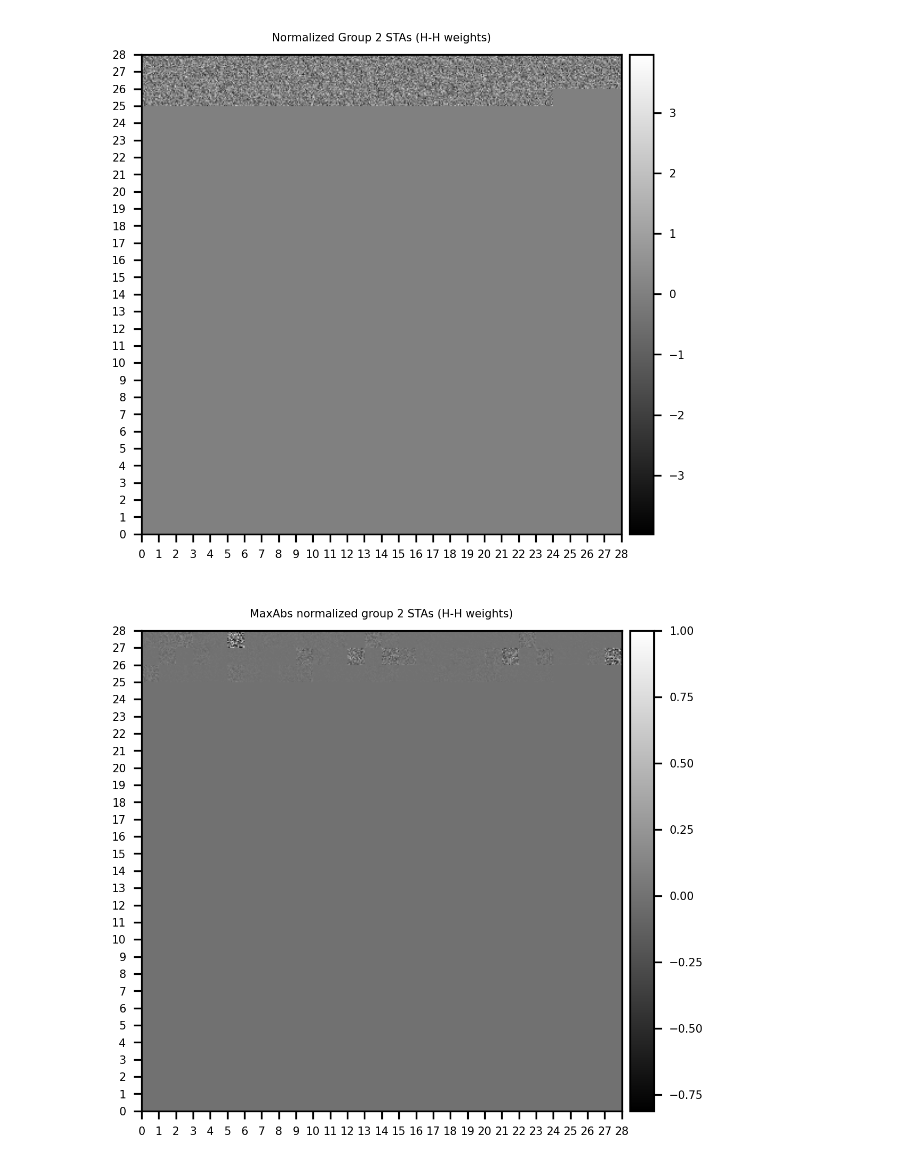
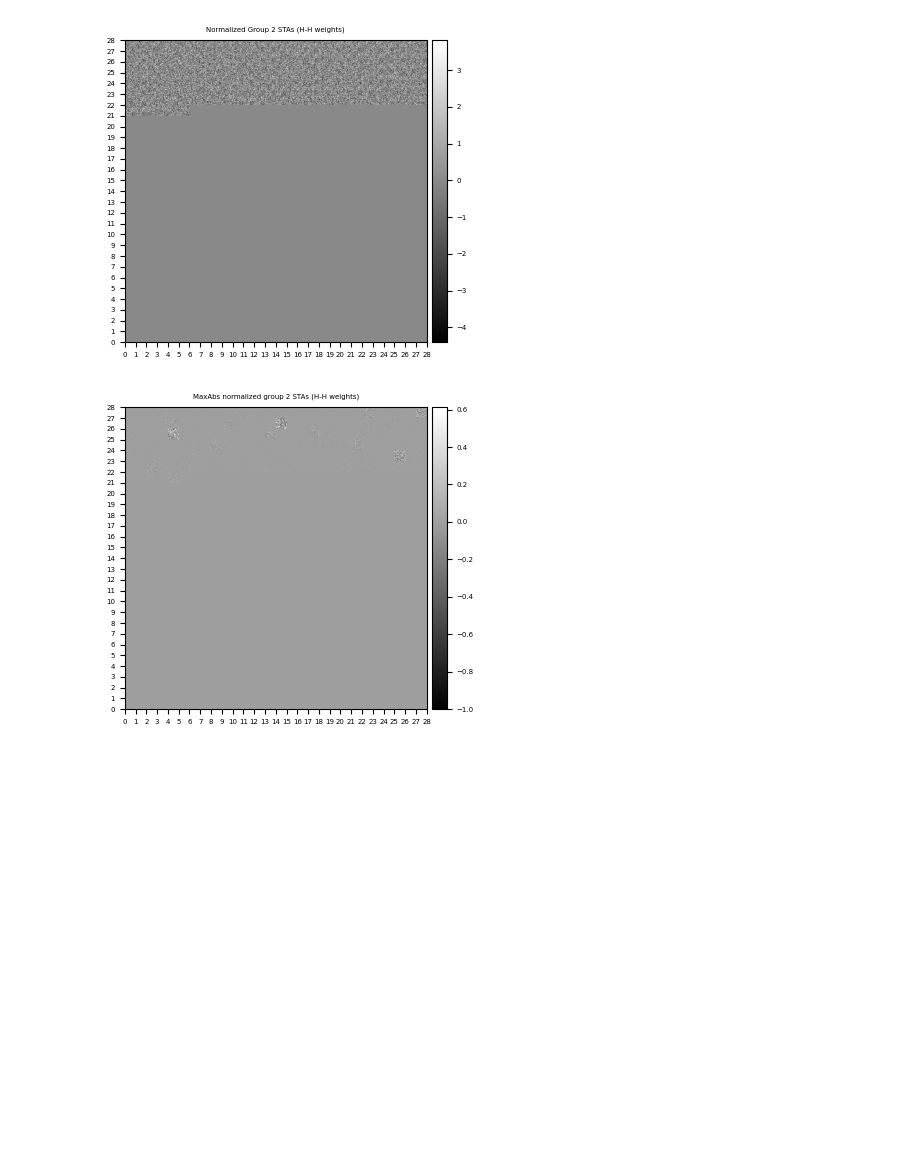
Before and after one commit to sebbkw/rnn, a Jupyter notebook: analyse_network.ipynb, the cells around one changed output. Saved outputs shown, nothing was run; the diff lists cells and outputs as text; code cells hidden in the pictures; blank space fills up the shorter version.

```diff
--- a/analyse_network.ipynb
+++ b/analyse_network.ipynb
@@ -27,10 +27,10 @@ HIDDEN_UNITS = 1600
 FRAME_SIZE = 15
 WARMUP = 4
 MODE = 'hierarchical'
-T_STEPS = 30
+T_STEPS = 20
 
 PATHS = [
-    './models/hierarchical-15framesize-20tsteps-4warmup-2000epochs-1600units-0.001lr-0.25gradclip-1e-06L1/0.5beta'
+    'hierarchical-233450examples-15framesize-45tsteps-4warmup-2000epochs-1600units-0.0001lr-0.25gradclip-1e-06L1/0.5beta'
 ]
 PATH = PATHS[0]
 
@@ -44,7 +44,7 @@ model = network.RecurrentTemporalPrediction.load(
     frame_size = FRAME_SIZE,
     warmup = WARMUP,
     mode = MODE,
-    path = PATH + '.pt'
+    path = './models/' + PATH + '.pt'
 )
 
 # Load dataset
@@ -54,7 +54,7 @@ if False:
     print("Training dataset length:", len(train_dataset))
 
 # Plot loss history
-with open(PATH + '.pickle', 'rb') as p:
+with open('./models/' + PATH + '.pickle', 'rb') as p:
     loss_history = pickle.load(p)
 
 plt.loglog(loss_history);
@@ -788,7 +858,7 @@ def plot_weights (weights_array, rows, columns, offset = 0, title = ""):
             hidden_unit_weights = np.reshape(hidden_unit_weights, (FRAME_SIZE, FRAME_SIZE))
             im[row*FRAME_SIZE:(row+1)*FRAME_SIZE, column*FRAME_SIZE:(column+1)*FRAME_SIZE] = hidden_unit_weights
 
-    fig, ax = plt.subplots(dpi=300)
+    fig, ax = plt.subplots(dpi=100)
     im_plt = plt.imshow(im, extent=[0, columns, 0, rows], cmap='gray')
 
     divider = make_axes_locatable(ax)
@@ -817,2 +887,2 @@ plot_weights(max_abs_normalize(averaged_stimuli_group2[0]), rows, columns, offse
-[figure, old version]
+[figure, new version]
-[figure, old version]
+[figure, new version]
```
Also changed, not shown: parts of 12 cells of this notebook, 7 other files.
